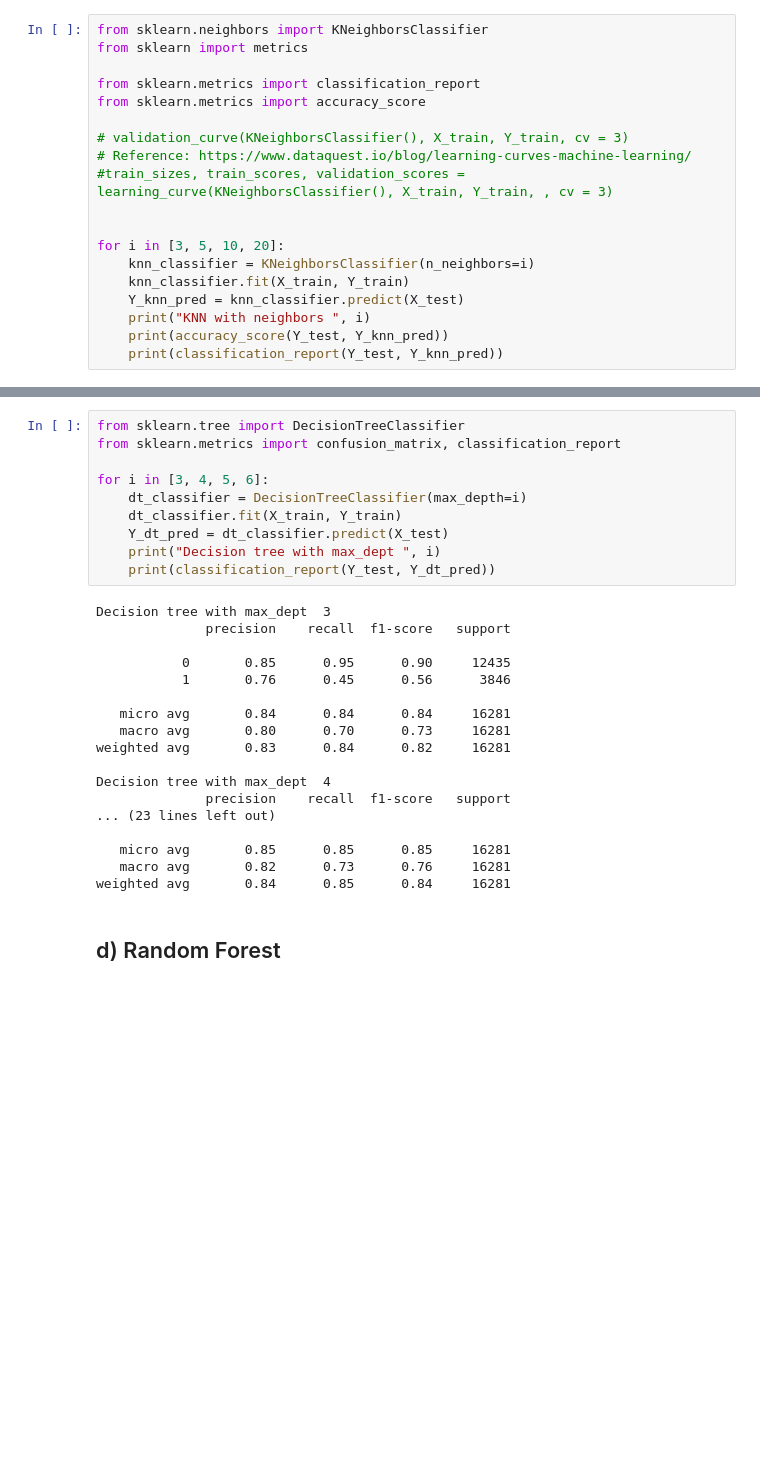
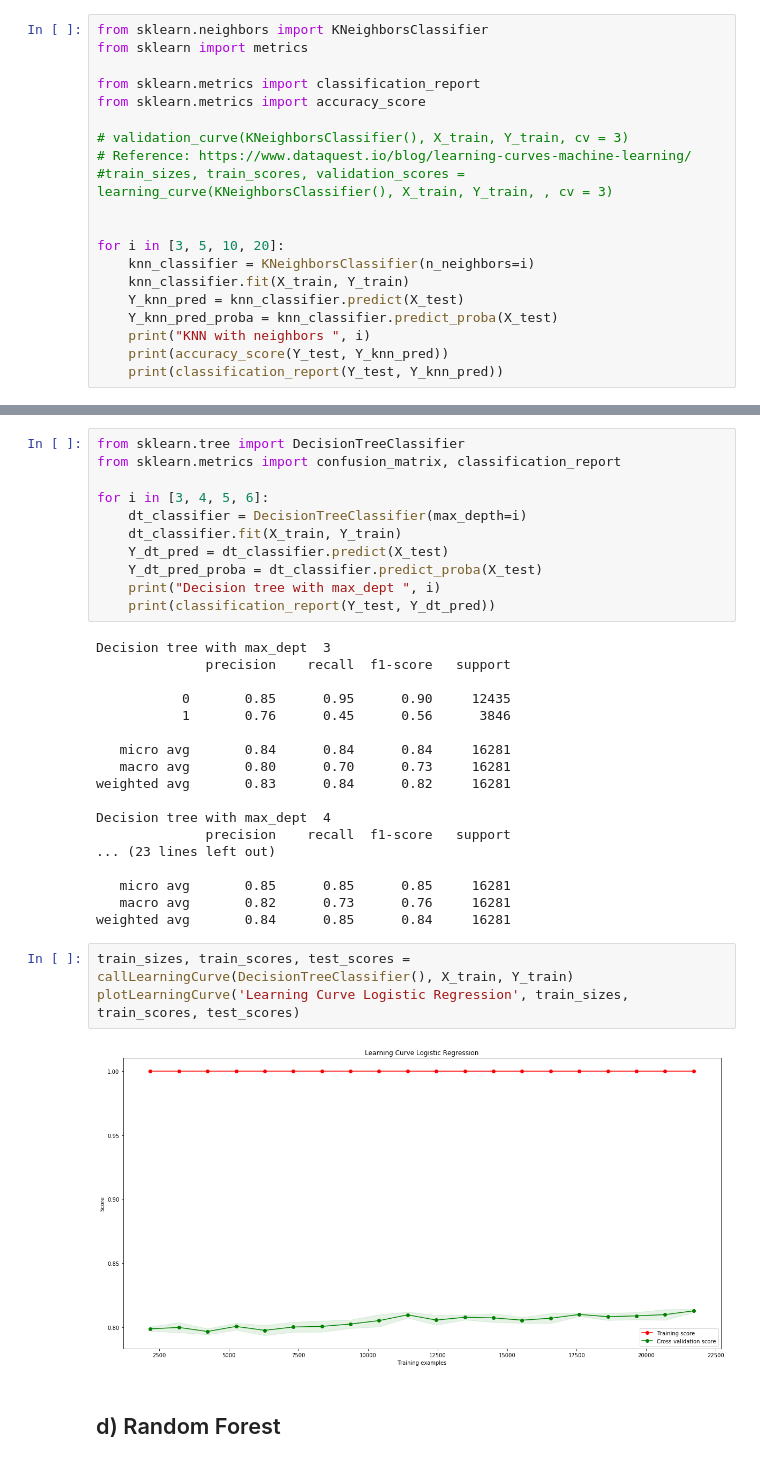
Before and after one commit to haiphucnguyen/MachineLearning, a Jupyter notebook: notes/Project 1.ipynb, the cells around one changed output, grey strips where cells are left out. Drawn from its saved outputs; the diff is of its cells as text; blank space fills up the shorter version.

```diff
--- a/notes/Project 1.ipynb
+++ b/notes/Project 1.ipynb
@@ -304,6 +324,7 @@ for i in [3, 5, 10, 20]:
     knn_classifier = KNeighborsClassifier(n_neighbors=i)
     knn_classifier.fit(X_train, Y_train)
     Y_knn_pred = knn_classifier.predict(X_test)
+    Y_knn_pred_proba = knn_classifier.predict_proba(X_test)
     print("KNN with neighbors ", i)
     print(accuracy_score(Y_test, Y_knn_pred))
     print(classification_report(Y_test, Y_knn_pred))
@@ -342,6 +366,7 @@ for i in [3, 4, 5, 6]:
     dt_classifier = DecisionTreeClassifier(max_depth=i)
     dt_classifier.fit(X_train, Y_train)
     Y_dt_pred = dt_classifier.predict(X_test)
+    Y_dt_pred_proba = dt_classifier.predict_proba(X_test)
     print("Decision tree with max_dept ", i)
     print(classification_report(Y_test, Y_dt_pred))
 # %% [output]
@@ -362,6 +387,11 @@ Decision tree with max_dept  4
    micro avg       0.85      0.85      0.85     16281
    macro avg       0.82      0.73      0.76     16281
 weighted avg       0.84      0.85      0.84     16281
+# %%
+train_sizes, train_scores, test_scores = callLearningCurve(DecisionTreeClassifier(), X_train, Y_train)
+plotLearningCurve('Learning Curve Logistic Regression', train_sizes, train_scores, test_scores)
+# %% [output]
+[figure, added]
 # %% [markdown]
 ## d) Random Forest
 # %%
```
Also changed, not shown: parts of 11 cells of this notebook.
